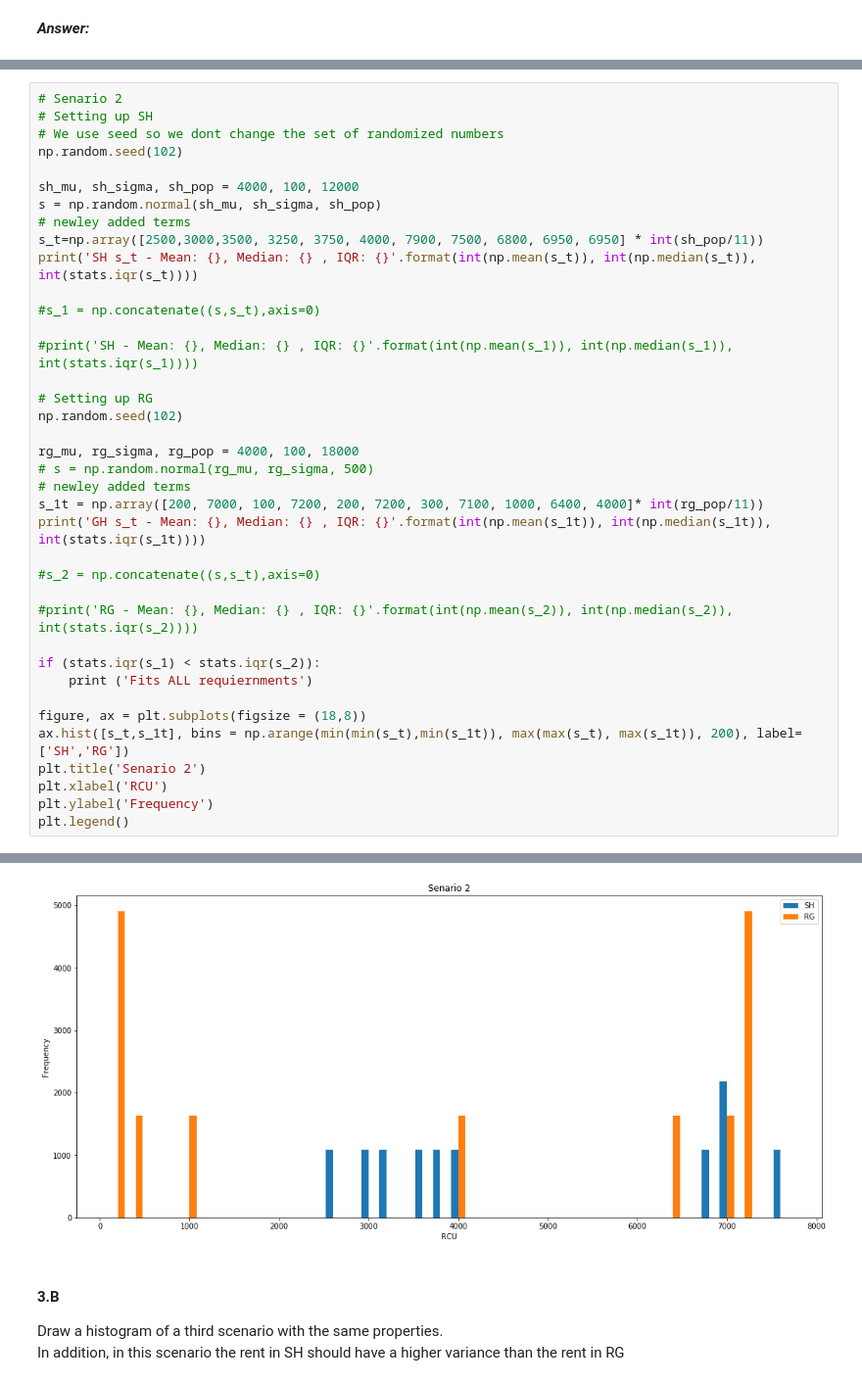
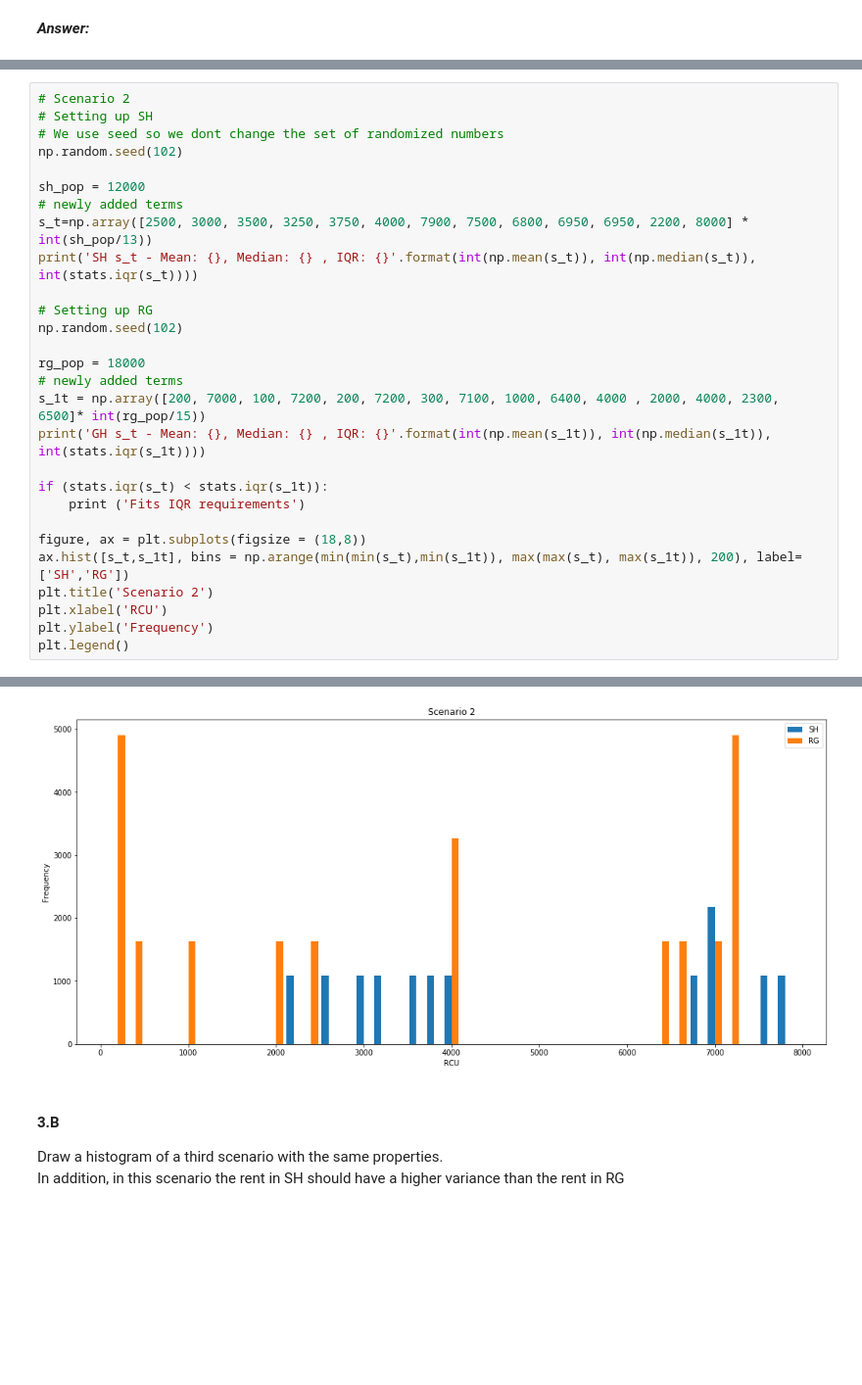
Before and after one commit to mayakerem/StatisticsDataAnalysis, a Jupyter notebook: HW1.ipynb, the cells around one changed output, grey strips where cells are left out. Shown at 98% size. Saved outputs shown, nothing was run; the diff lists cells and outputs as text; blank space fills up the shorter version.

```diff
--- a/HW1.ipynb
+++ b/HW1.ipynb
@@ -259,38 +252,28 @@ Fits ALL requiernments
 # %%
-# Senario 2
+# Scenario 2
 # Setting up SH
 # We use seed so we dont change the set of randomized numbers
 np.random.seed(102)
 
-sh_mu, sh_sigma, sh_pop = 4000, 100, 12000
-s = np.random.normal(sh_mu, sh_sigma, sh_pop)
-# newley added terms
-s_t=np.array([2500,3000,3500, 3250, 3750, 4000, 7900, 7500, 6800, 6950, 6950] * int(sh_pop/11))
+sh_pop = 12000
+# newly added terms
+s_t=np.array([2500, 3000, 3500, 3250, 3750, 4000, 7900, 7500, 6800, 6950, 6950, 2200, 8000] * int(sh_pop/13))
 print('SH s_t - Mean: {}, Median: {} , IQR: {}'.format(int(np.mean(s_t)), int(np.median(s_t)), int(stats.iqr(s_t))))
-
-#s_1 = np.concatenate((s,s_t),axis=0)
-
-#print('SH - Mean: {}, Median: {} , IQR: {}'.format(int(np.mean(s_1)), int(np.median(s_1)), int(stats.iqr(s_1))))
 
 # Setting up RG
 np.random.seed(102)
 
-rg_mu, rg_sigma, rg_pop = 4000, 100, 18000
-# s = np.random.normal(rg_mu, rg_sigma, 500)
-# newley added terms
-s_1t = np.array([200, 7000, 100, 7200, 200, 7200, 300, 7100, 1000, 6400, 4000]* int(rg_pop/11))
+rg_pop = 18000
+# newly added terms
+s_1t = np.array([200, 7000, 100, 7200, 200, 7200, 300, 7100, 1000, 6400, 4000 , 2000, 4000, 2300, 6500]* int(rg_pop/15))
 print('GH s_t - Mean: {}, Median: {} , IQR: {}'.format(int(np.mean(s_1t)), int(np.median(s_1t)), int(stats.iqr(s_1t))))
 
-#s_2 = np.concatenate((s,s_t),axis=0)
-
-#print('RG - Mean: {}, Median: {} , IQR: {}'.format(int(np.mean(s_2)), int(np.median(s_2)), int(stats.iqr(s_2))))
-
-if (stats.iqr(s_1) < stats.iqr(s_2)):
-    print ('Fits ALL requiernments')
+if (stats.iqr(s_t) < stats.iqr(s_1t)):
+    print ('Fits IQR requirements')
 
 figure, ax = plt.subplots(figsize = (18,8))
 ax.hist([s_t,s_1t], bins = np.arange(min(min(s_t),min(s_1t)), max(max(s_t), max(s_1t)), 200), label=['SH','RG'])
-plt.title('Senario 2')
+plt.title('Scenario 2')
 plt.xlabel('RCU')
 plt.ylabel('Frequency')
 plt.legend()
@@ -301,5 +284,5 @@ Fits ALL requiernments
 <matplotlib.legend.Legend at 0x...>
-[figure, old version]
+[figure, new version]
 # %% [markdown]
 #### 3.B
 Draw a histogram of a third scenario with the same properties. <br>
```
Also changed, not shown: parts of 7 cells of this notebook.
